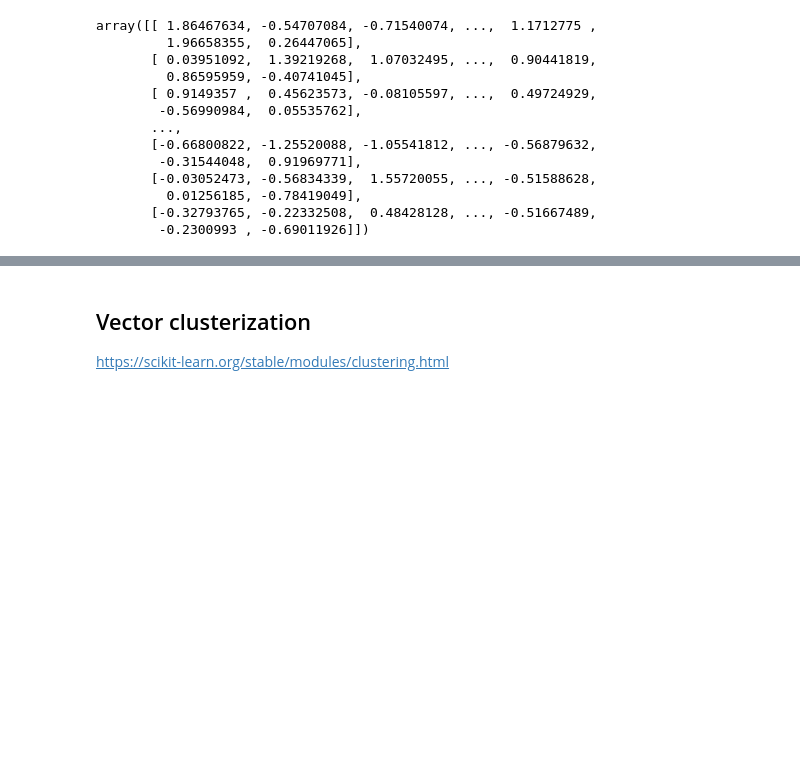
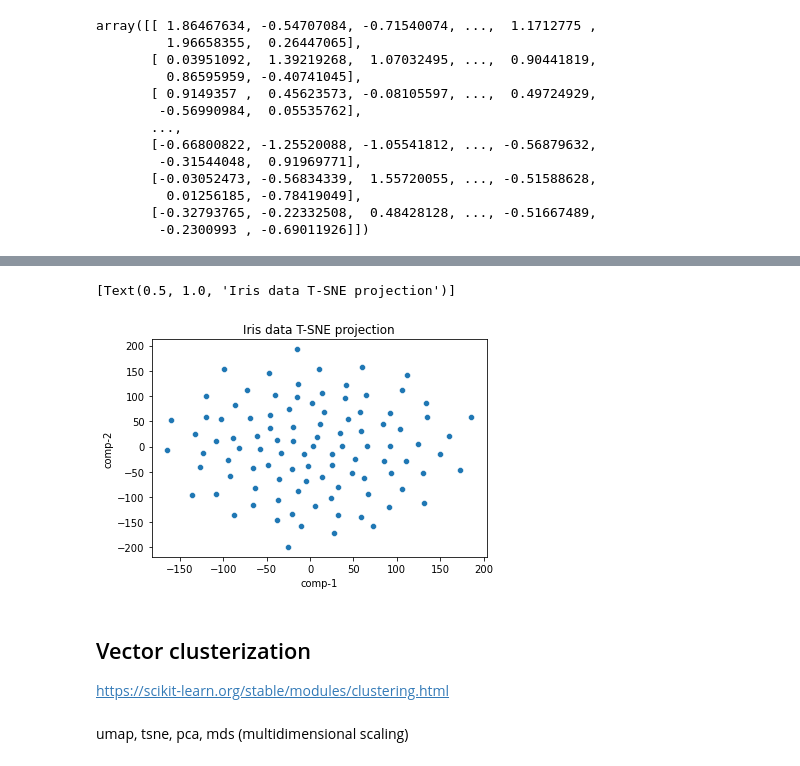
Before and after one commit to MarusyaS/petroglyphs, a Jupyter notebook: GAN.ipynb, the cells around one changed output, grey strips where cells are left out. Saved outputs shown, nothing was run; the diff lists cells and outputs as text; code cells hidden in the pictures; blank space fills up the shorter version.

Commit message:
started exploring tsne

```diff
--- a/GAN.ipynb
+++ b/GAN.ipynb
@@ -1100,0 +1042,5 @@ array([[ 1.86467634, -0.54707084, -0.71540074, ...,  1.1712775 ,
+# %%
+from numpy import load
+
+data = load('latent_points.npz')
+points = data['arr_0']
@@ -1100,0 +1051,3 @@ array([[ 1.86467634, -0.54707084, -0.71540074, ...,  1.1712775 ,
+# %%
+tsne = TSNE(n_components=2, verbose=1, random_state=123)
+z = tsne.fit_transform(points)
@@ -1100,0 +1062,13 @@ array([[ 1.86467634, -0.54707084, -0.71540074, ...,  1.1712775 ,
+# %%
+df = pd.DataFrame()
+# df["y"] = y
+df["comp-1"] = z[:,0]
+df["comp-2"] = z[:,1]
+
+sns.scatterplot(x="comp-1", y="comp-2",
+#                 hue=df.y.tolist(),
+                palette=sns.color_palette("hls", 3),
+                data=df).set(title="Iris data T-SNE projection")
+# %% [output]
+[Text(0.5, 1.0, 'Iris data T-SNE projection')]
+[figure, added]
@@ -1101,3 +1096,5 @@ array([[ 1.86467634, -0.54707084, -0.71540074, ...,  1.1712775 ,
 # %% [markdown]
 ## Vector clusterization
 https://scikit-learn.org/stable/modules/clustering.html
+# %% [markdown]
+umap, tsne, pca, mds (multidimensional scaling)
```
Also changed, not shown: parts of 11 cells of this notebook.
